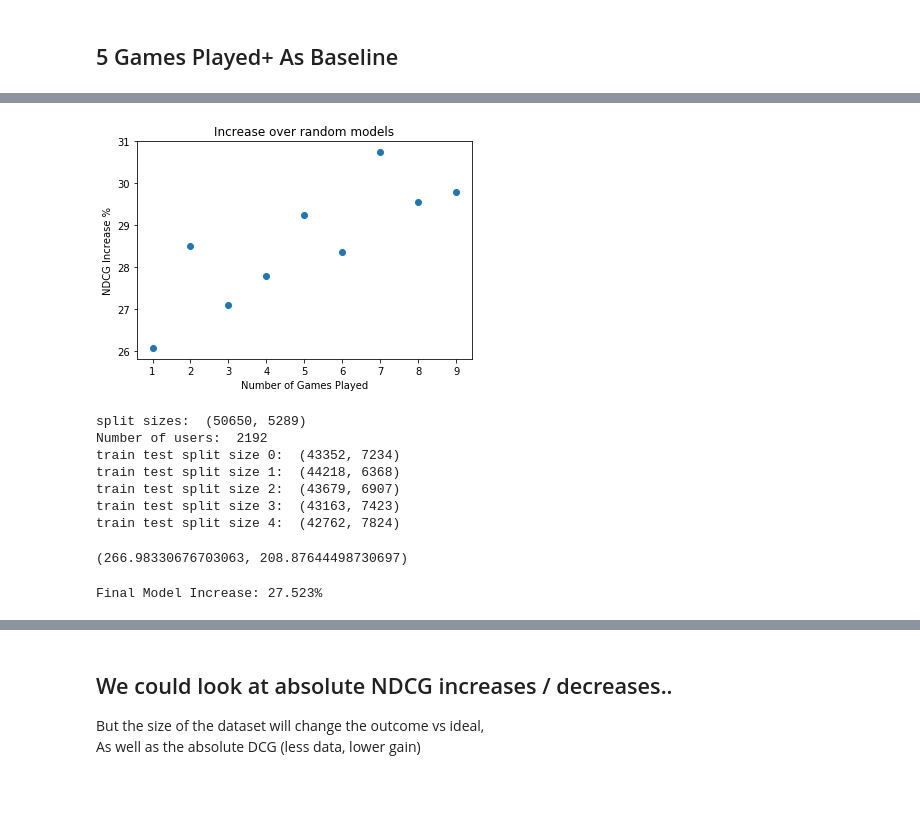
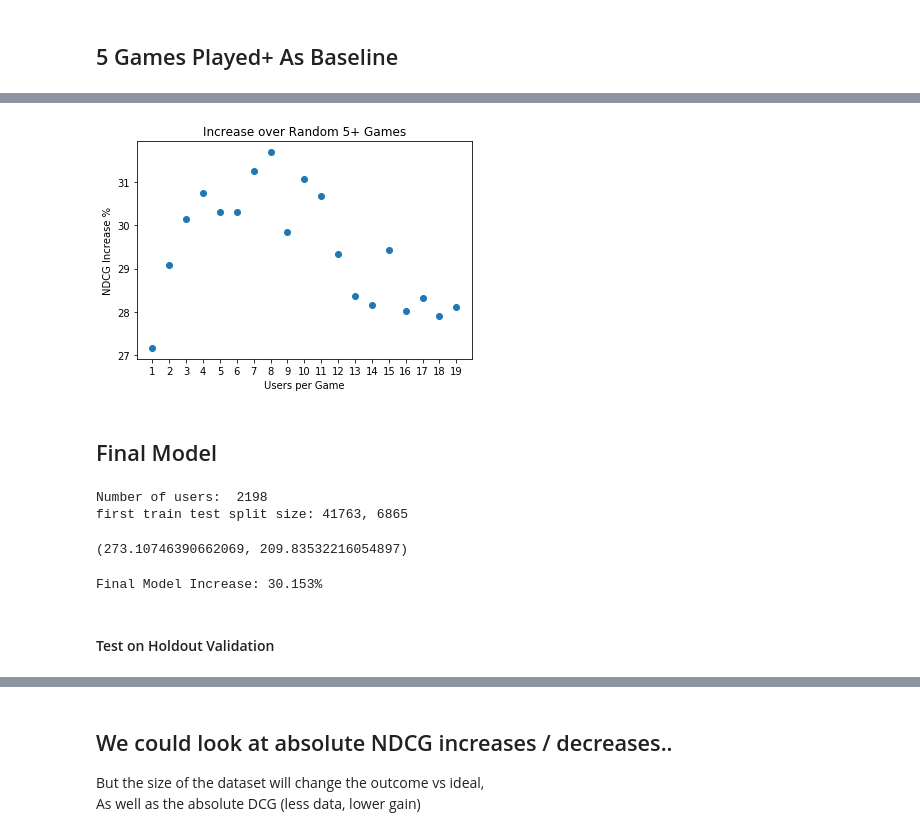
Before and after one commit to gitmbar2/game_recommender, a Jupyter notebook: notebooks/cold_start.ipynb, the cells around one changed output, grey strips where cells are left out. Saved outputs shown, nothing was run; the diff lists cells and outputs as text; code cells hidden in the pictures; blank space fills up the shorter version.

```diff
--- a/notebooks/cold_start.ipynb
+++ b/notebooks/cold_start.ipynb
@@ -377,5 +365,5 @@ fig.show()
 # %% [markdown]
 ## 5 Games Played+ As Baseline
 # %%
-results_5_games_n_users_datasets = [create_dataset(min_games_played=5, min_users_for_game=i) for i in range(1,10)]
+optimal_games_n_users_datasets = [create_dataset(train_val, min_games_played=5, min_users_for_game=i) for i in range(1,20)]
 # %% [output]
@@ -428,0 +387,3 @@ random_ndcg:  215.177245857
+# %%
+results_optimal_games_n_users = [get_ndcg_and_random_ndcg(dataset) for dataset in optimal_games_n_users_datasets]
+optimal_games_item_increase = [((predicted / random) - 1) * 100 for predicted, random in results_optimal_games_n_users]
@@ -429,17 +408,18 @@ random_ndcg:  215.177245857
 # %%
-results_5_games_n_increase = [((predicted / random) - 1) * 100 for predicted, random in results_5_games_n_users]
-
 fig, ax = plt.subplots()
-ax.scatter(list(range(1,10)), results_5_games_n_increase)
-ax.set_title('Increase over random models')
-ax.set_xlabel('Number of Games Played')
+ax.scatter(list(range(1,20)), optimal_games_item_increase)
+ax.set_title('Increase over Random 5+ Games')
+ax.set_xlabel('Users per Game')
 ax.set_ylabel('NDCG Increase %')
+ax.set_xticks(list(range(1,20)))
 fig.show()
-# fig.savefig('../figures/increase_users_for_items_at_5.png')
+fig.savefig('../figures/increase_users_for_items_at_5.png')
 # %% [output]
-[figure, old version]
+[figure, new version]
+# %% [markdown]
+## Final Model
 # %%
-final_model_dataset = create_dataset(min_games_played=5, min_users_for_game=2)
+final_model_dataset = create_dataset(train_val, min_games_played=5, min_users_for_game=3)
 k_fold_prediction_rdds = fit_and_predict_kfold(als_model, final_model_dataset)
 ndcgs = [get_rdd_ndcg(predictions_rdd, top_n=5, prediction_col='prediction') for predictions_rdd in k_fold_prediction_rdds]
 random_ndcgs = [get_rdd_ndcg(predictions_rdd, top_n=5, prediction_col='random_prediction') for predictions_rdd in k_fold_prediction_rdds]
@@ -448,16 +428,13 @@ random_ndcg = sum(random_ndcgs) / len(random_ndcgs)
 final_model_results = (ndcg, random_ndcg)
 final_model_results
 # %% [output]
-split sizes:  (50650, 5289)
-Number of users:  2192
-train test split size 0:  (43352, 7234)
-train test split size 1:  (44218, 6368)
-train test split size 2:  (43679, 6907)
-train test split size 3:  (43163, 7423)
-train test split size 4:  (42762, 7824)
+Number of users:  2198
+first train test split size: 41763, 6865
-(266.98330676703063, 208.87644498730697)
+(273.10746390662069, 209.83532216054897)
 # %%
 final_increase = ((final_model_results[0] / final_model_results[1]) - 1) * 100
-print('Final Model Increase: {}%'.format(round(final_increase, 3)))
+print('Final Model Validation Increase: {}%'.format(round(final_increase, 3)))
 # %% [output]
-Final Model Increase: 27.523%
+Final Model Increase: 30.153%
+# %% [markdown]
+#### Test on Holdout Validation
```
Also changed, not shown: parts of 19 cells of this notebook, 3 other files.
